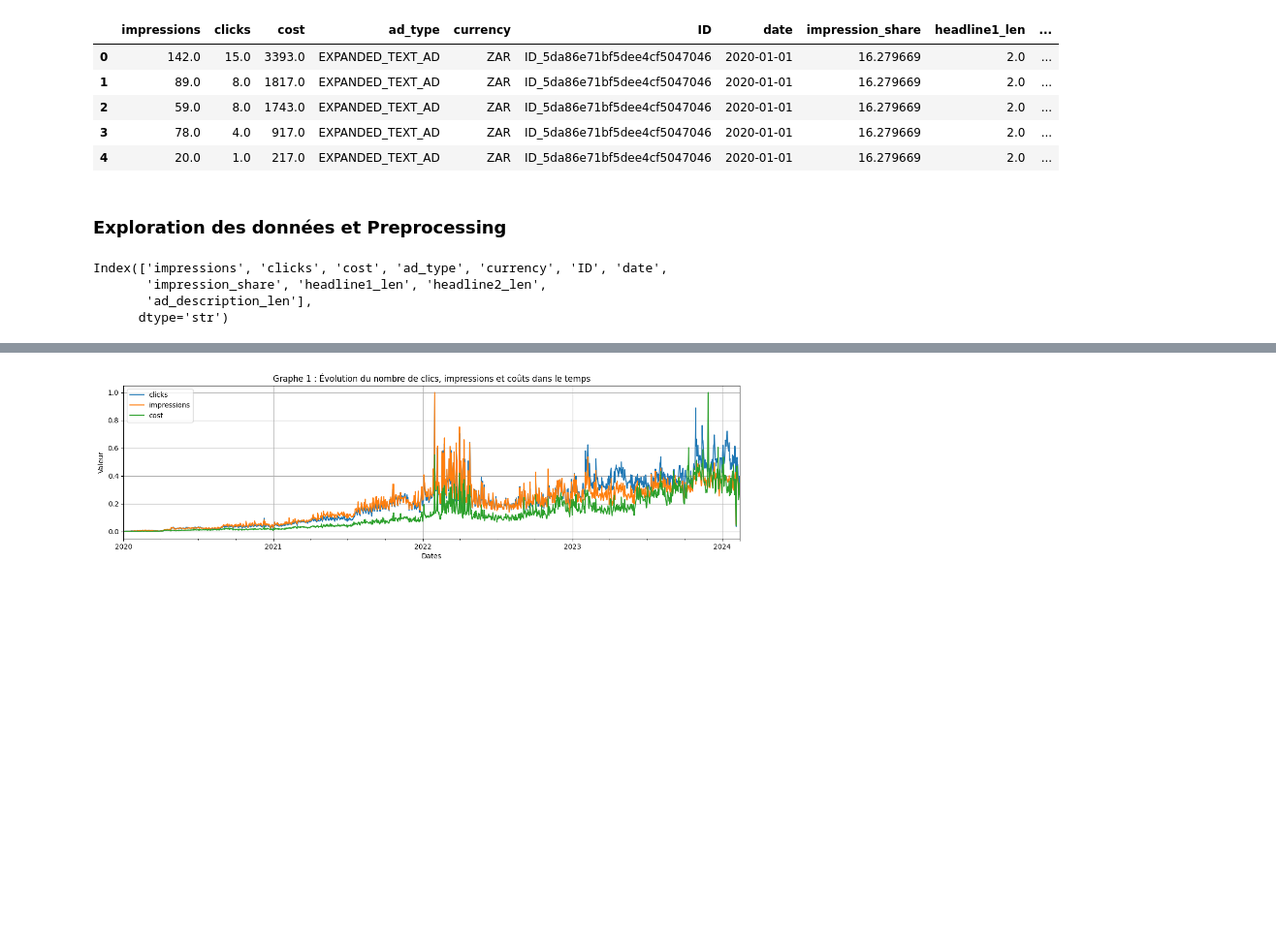
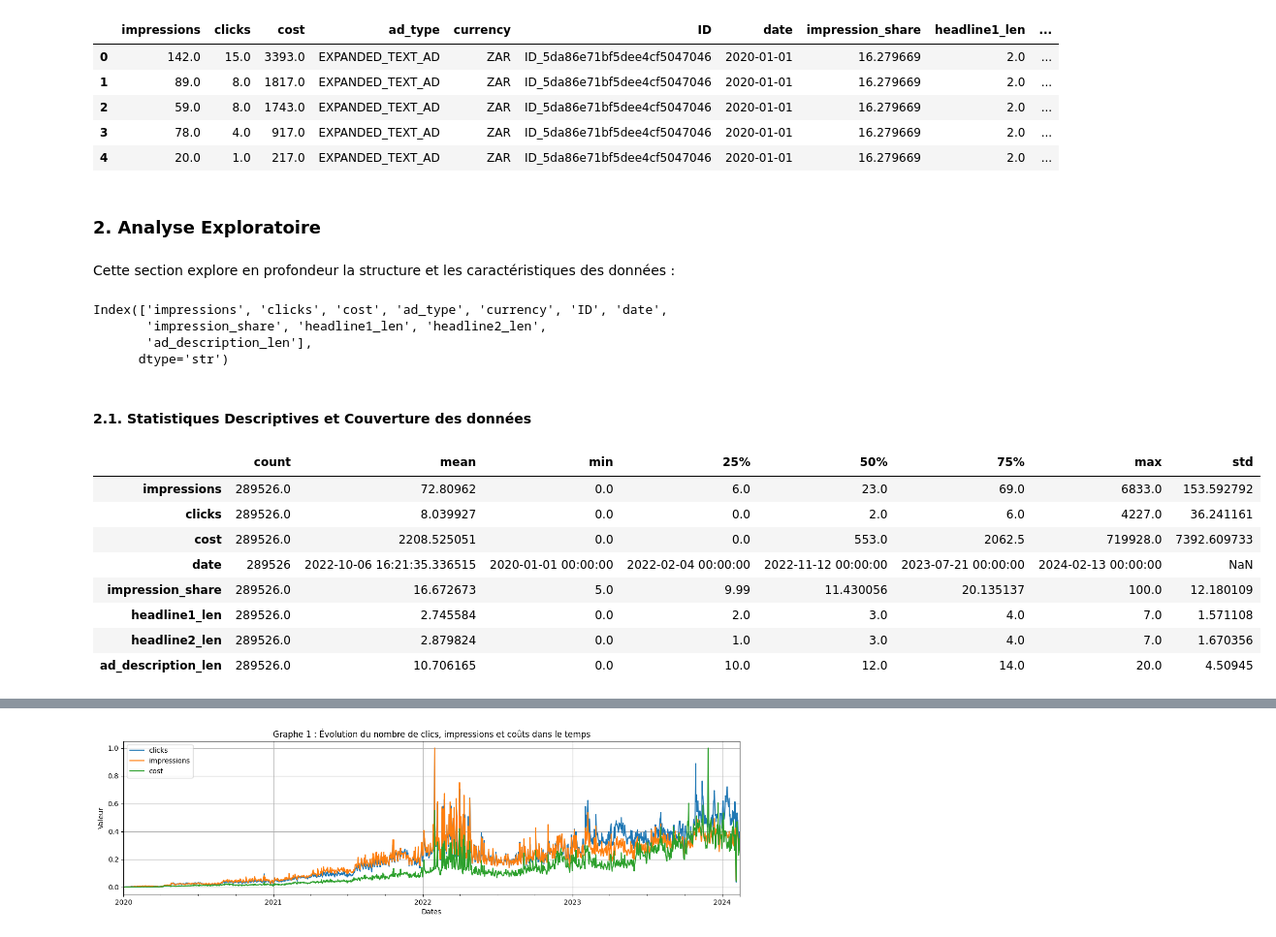
Before and after one commit to JOREL531/projet_deep_learning, a Jupyter notebook: src/notebook.ipynb, the cells around one changed output, grey strips where cells are left out. Shown at 97% size. Cells and saved outputs as stored; diff of their text form; code cells hidden in the pictures; blank space fills up the shorter version.

```diff
--- a/src/notebook.ipynb
+++ b/src/notebook.ipynb
@@ -94,5 +129,7 @@ df_train.head()
 | 3 | 78.0 | 4.0 | 917.0 | EXPANDED_TEXT_AD | ZAR | ID_5da86e71bf5dee4cf5047046 | 2020-01-01 | 16.279669 | 2.0 | ... |
 | 4 | 20.0 | 1.0 | 217.0 | EXPANDED_TEXT_AD | ZAR | ID_5da86e71bf5dee4cf5047046 | 2020-01-01 | 16.279669 | 2.0 | ... |
 # %% [markdown]
-### Exploration des données et Preprocessing
+### 2. Analyse Exploratoire
+# %% [markdown]
+Cette section explore en profondeur la structure et les caractéristiques des données :
 # %%
@@ -102,3 +140,18 @@ Index(['impressions', 'clicks', 'cost', 'ad_type', 'currency', 'ID', 'date',
        'impression_share', 'headline1_len', 'headline2_len',
        'ad_description_len'],
       dtype='str')
+# %% [markdown]
+#### 2.1. Statistiques Descriptives et Couverture des données
+# %%
+# Statistiques descriptives complètes
+display(df_train.describe().T)
+# %% [output]
+|  | count | mean | min | 25% | 50% | 75% | max | std |
+| impressions | 289526.0 | 72.80962 | 0.0 | 6.0 | 23.0 | 69.0 | 6833.0 | 153.592792 |
+| clicks | 289526.0 | 8.039927 | 0.0 | 0.0 | 2.0 | 6.0 | 4227.0 | 36.241161 |
+| cost | 289526.0 | 2208.525051 | 0.0 | 0.0 | 553.0 | 2062.5 | 719928.0 | 7392.609733 |
+| date | 289526 | 2022-10-06 16:21:35.336515 | 2020-01-01 00:00:00 | 2022-02-04 00:00:00 | 2022-11-12 00:00:00 | 2023-07-21 00:00:00 | 2024-02-13 00:00:00 | NaN |
+| impression_share | 289526.0 | 16.672673 | 5.0 | 9.99 | 11.430056 | 20.135137 | 100.0 | 12.180109 |
+| headline1_len | 289526.0 | 2.745584 | 0.0 | 2.0 | 3.0 | 4.0 | 7.0 | 1.571108 |
+| headline2_len | 289526.0 | 2.879824 | 0.0 | 1.0 | 3.0 | 4.0 | 7.0 | 1.670356 |
+| ad_description_len | 289526.0 | 10.706165 | 0.0 | 10.0 | 12.0 | 14.0 | 20.0 | 4.50945 |
```
Also changed, not shown: parts of 27 cells of this notebook, 5 other files.
